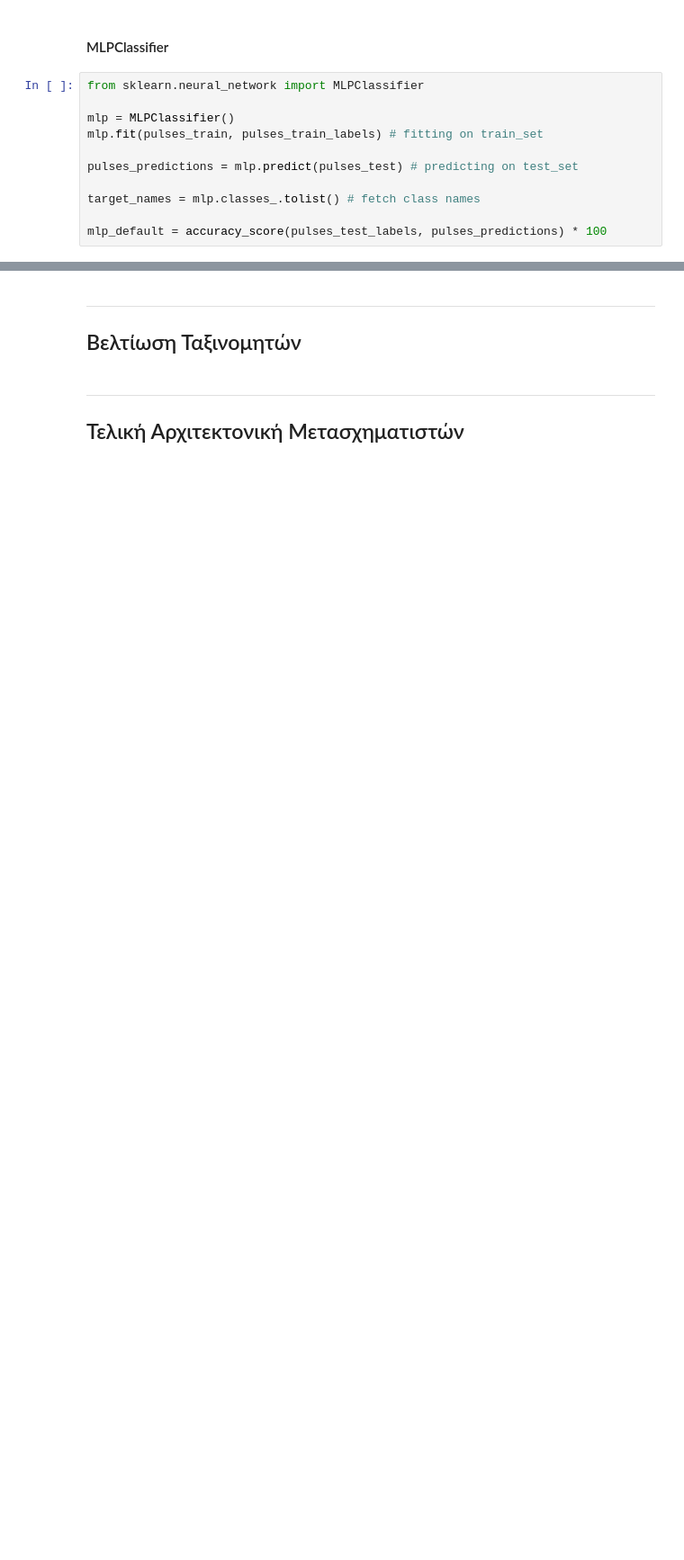
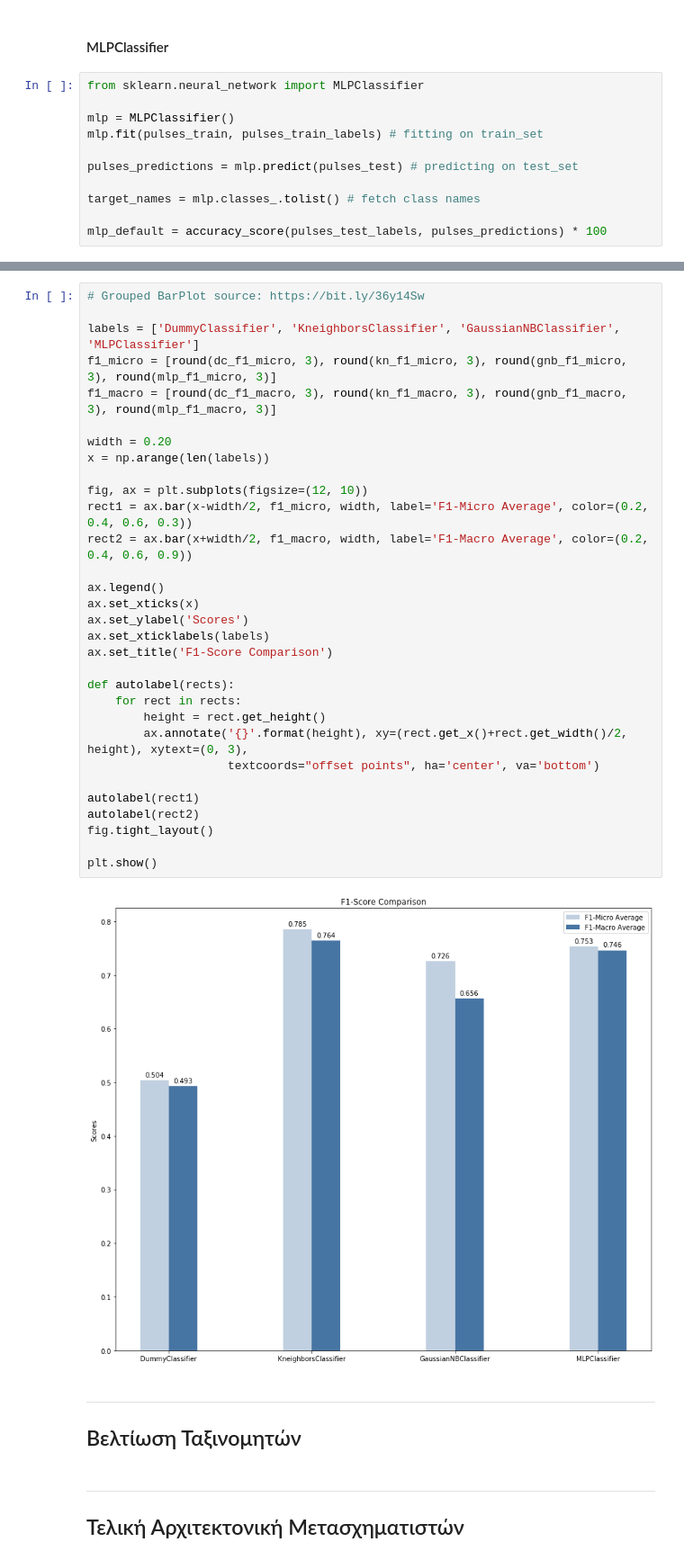
Before and after one commit to sonqo/ntua-ypsilon, a Jupyter notebook: 3_Neural_Networks_Intelligent_Systems/1_Classification/A11_B01.ipynb, the cells around one changed output, grey strips where cells are left out. Shown: that part at 90% size. Saved outputs shown, nothing was run; the diff lists cells and outputs as text; blank space fills up the shorter version.

```diff
--- a/3_Neural_Networks_Intelligent_Systems/1_Classification/A11_B01.ipynb
+++ b/3_Neural_Networks_Intelligent_Systems/1_Classification/A11_B01.ipynb
@@ -369,3 +397,36 @@ weighted avg       0.82      0.83      0.82      5706
+# %%
+# Grouped BarPlot source: https://bit.ly/36y14Sw
+
+labels = ['DummyClassifier', 'KneighborsClassifier', 'GaussianNBClassifier', 'MLPClassifier']
+f1_micro = [round(dc_f1_micro, 3), round(kn_f1_micro, 3), round(gnb_f1_micro, 3), round(mlp_f1_micro, 3)]
+f1_macro = [round(dc_f1_macro, 3), round(kn_f1_macro, 3), round(gnb_f1_macro, 3), round(mlp_f1_macro, 3)]
+
+width = 0.20
+x = np.arange(len(labels))
+
+fig, ax = plt.subplots(figsize=(12, 10))
+rect1 = ax.bar(x-width/2, f1_micro, width, label='F1-Micro Average', color=(0.2, 0.4, 0.6, 0.3))
+rect2 = ax.bar(x+width/2, f1_macro, width, label='F1-Macro Average', color=(0.2, 0.4, 0.6, 0.9))
+
+ax.legend()
+ax.set_xticks(x)
+ax.set_ylabel('Scores')
+ax.set_xticklabels(labels)
+ax.set_title('F1-Score Comparison')
+
+def autolabel(rects):
+    for rect in rects:
+        height = rect.get_height()
+        ax.annotate('{}'.format(height), xy=(rect.get_x()+rect.get_width()/2, height), xytext=(0, 3),
+                    textcoords="offset points", ha='center', va='bottom')
+
+autolabel(rect1)
+autolabel(rect2)
+fig.tight_layout()
+
+plt.show()
+# %% [output]
+[figure, added]
 # %% [markdown]
 ---
 
```
Also changed, not shown: parts of 18 cells of this notebook.
